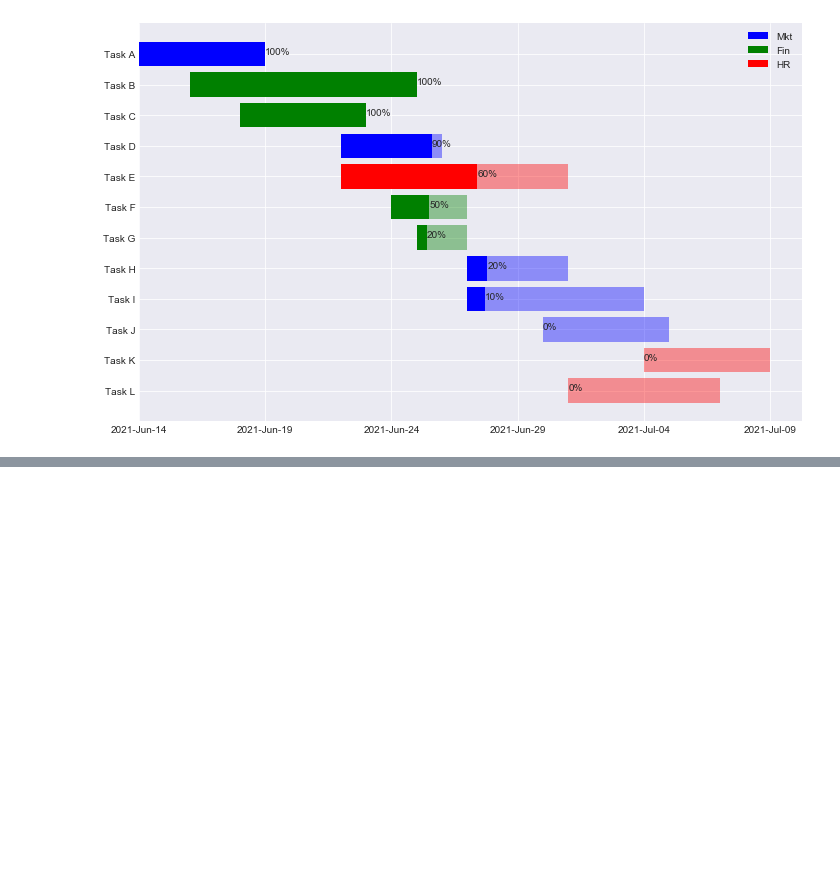
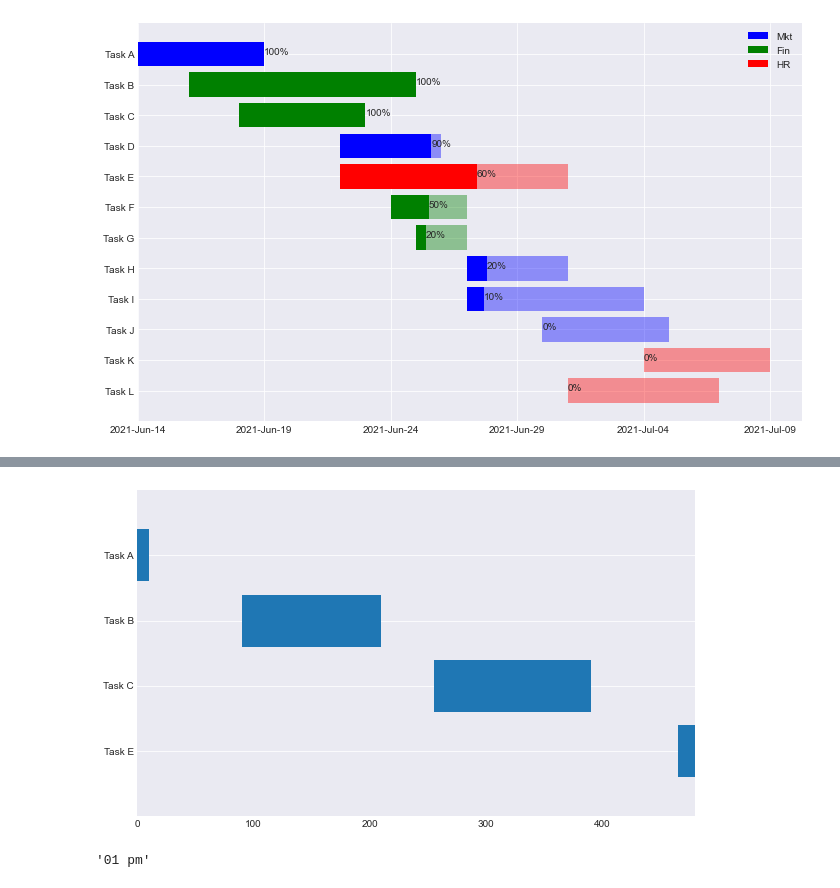
Before and after one commit to hashABCD/Publications, a Jupyter notebook: Medium/gantt chart/Gantt Chart.ipynb, the cells around one changed output, grey strips where cells are left out. Drawn from its saved outputs; the diff is of its cells as text; code cells hidden in the pictures; blank space fills up the shorter version.

Commit message:
gantt chart day

```diff
--- a/Medium/gantt chart/Gantt Chart.ipynb
+++ b/Medium/gantt chart/Gantt Chart.ipynb
@@ -319,0 +347,3 @@ plt.show()
+# %%
+df=df[df.end.isna()==False]
+df
@@ -319,0 +356,6 @@ plt.show()
+# %%
+df.start=df.Day+' '+df.start
+df.start=pd.to_datetime(df.start)
+df.end=df.Day+' '+df.end
+df.end=pd.to_datetime(df.end)
+df
@@ -319,0 +368,4 @@ plt.show()
+# %%
+df['duration']=df.end-df.start
+df.duration=df.duration.apply(lambda x:int(x.seconds/60))
+df
@@ -319,0 +378,4 @@ plt.show()
+# %%
+df['rel_start']=df.start.apply(lambda x:x-SoD)
+df.rel_start=df.rel_start.apply(lambda x:int(x.seconds/60))
+df
@@ -319,0 +388,16 @@ plt.show()
+# %%
+yticks=[x for x in range(len(df.Task))]
+
+plt.figure(figsize=(10,6))
+
+plt.barh(yticks, left=df.rel_start, width=df.duration)
+
+plt.ylim(max(yticks)+1, min(yticks)-1)
+plt.yticks(yticks, df.Task)
+
+plt.xlim(0,day_duration)
+#plt.xticks(xticks[::5], xlabels[::5])
+plt.grid(axis='x')
+plt.show()
+# %% [output]
+[figure, added]
@@ -319,0 +414,4 @@ plt.show()
+# %%
+hour_formatter(13)
+# %% [output]
+'01 pm'
```
Also changed, not shown: parts of 13 cells of this notebook, 8 other files.
